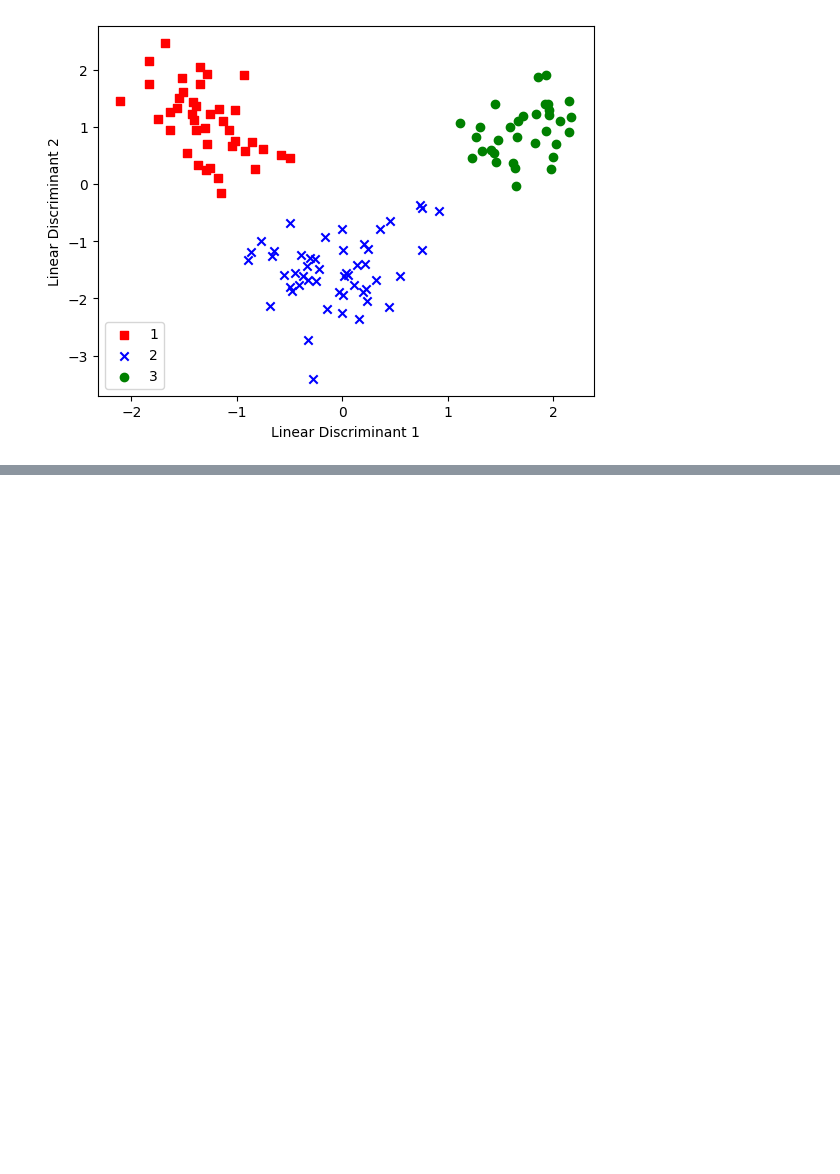
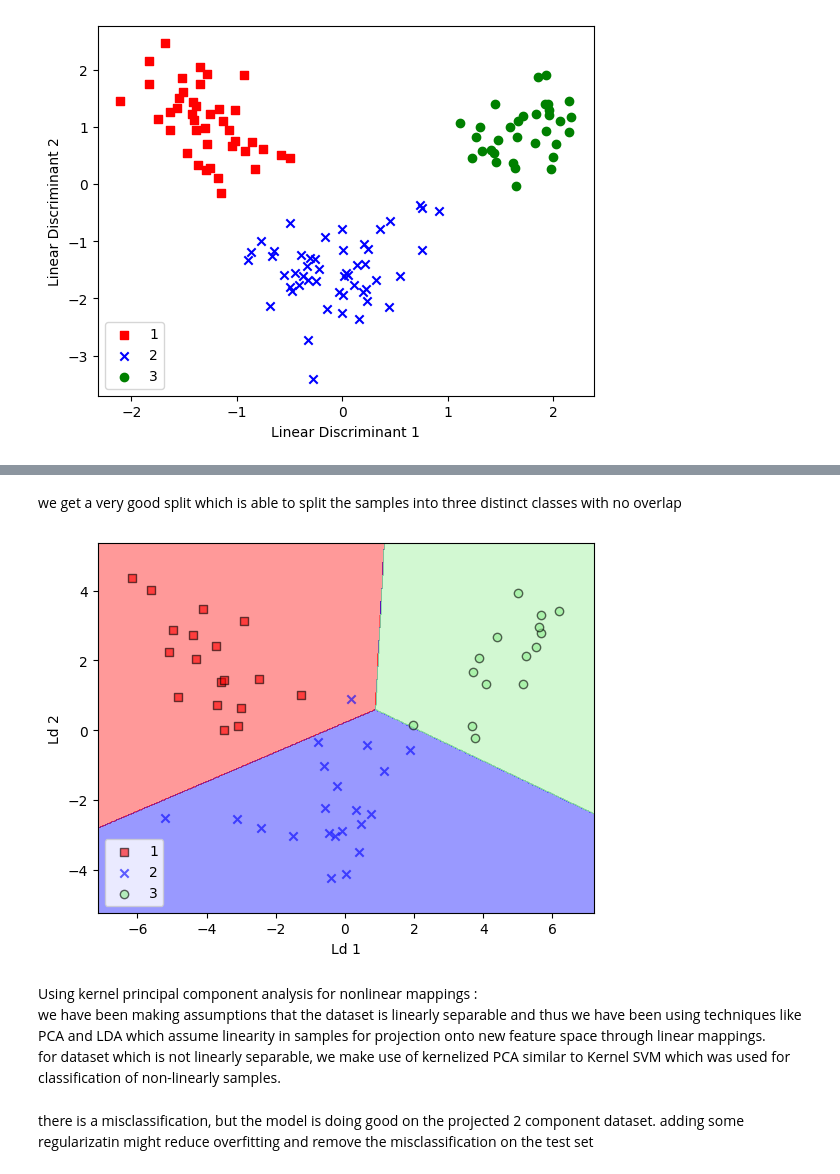
Before and after one commit to Divyesh-Kanagavel/HandsOnML-AI, a Jupyter notebook: Dimensionality_reduction.ipynb, the cells around one changed output, grey strips where cells are left out. Cells and saved outputs as stored; diff of their text form; code cells hidden in the pictures; blank space fills up the shorter version.

```diff
--- a/Dimensionality_reduction.ipynb
+++ b/Dimensionality_reduction.ipynb
@@ -463,0 +485,18 @@ plt.show()
+# %% [markdown]
+we get a very good split which is able to split the samples into three distinct classes with no overlap
+# %%
+# let us test our model on the test set
+X_test_lda = lda.transform(X_test_std)
+plot_decision_regions(X_test_lda, y_test, classifier=lr)
+plt.xlabel("Ld 1")
+plt.ylabel("Ld 2")
+plt.legend(loc="best")
+plt.show()
+# %% [output]
+[figure, added]
+# %% [markdown]
+Using kernel principal component analysis for nonlinear mappings : \
+we have been making assumptions that the dataset is linearly separable and thus we have been using techniques like PCA and LDA which assume linearity in samples for projection onto new feature space through linear mappings. \
+for dataset which is not linearly separable, we make use of kernelized PCA similar to Kernel SVM which was used for classification of non-linearly samples.
+# %% [markdown]
+there is a misclassification, but the model is doing good on the projected 2 component dataset. adding some regularizatin might reduce overfitting and remove the misclassification on the test set
```
Also changed, not shown: parts of 14 cells of this notebook.
